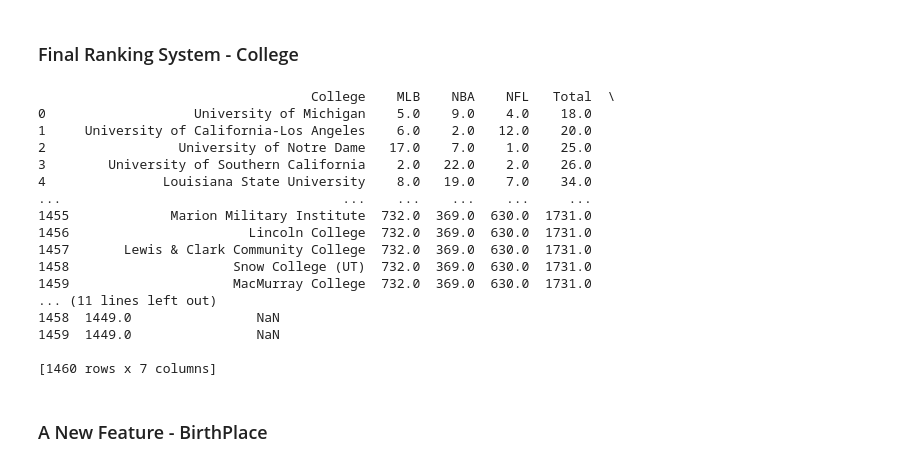
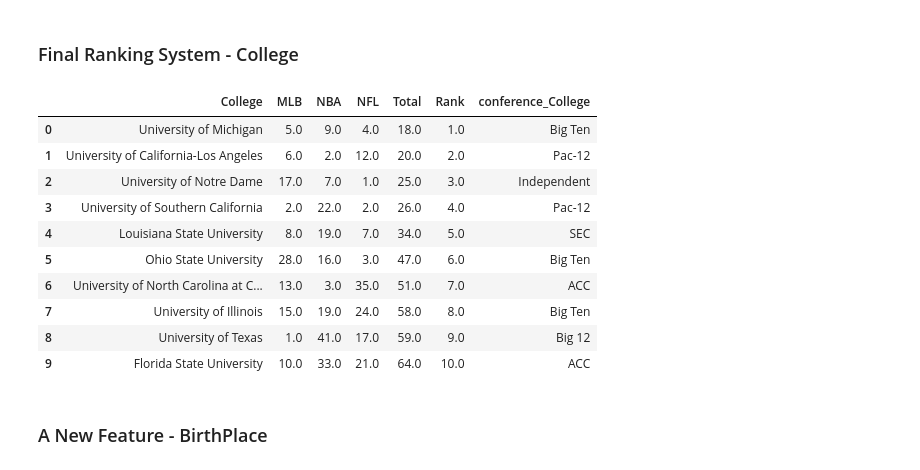
Before and after one commit to bradymonks/NWMSU-Capstone-Project, a Jupyter notebook: NewScore.ipynb, the cells around one changed output. Drawn from its saved outputs; the diff is of its cells as text; code cells hidden in the pictures.

```diff
--- a/NewScore.ipynb
+++ b/NewScore.ipynb
@@ -136,51 +136,45 @@ College_pivot_df['Total'] = College_pivot_df.sum(axis=1)
 College_pivot_df['NAN'] = College_pivot_df.isnull().sum(axis=1)
 
 # Fill NaN values with the average rank
 total_nans = College_pivot_df['NAN'].sum()
 total_colleges = College_pivot_df.shape[0]
 average_rank = College_pivot_df['Total'].sum() / (3 * total_colleges - total_nans)
 College_pivot_df = College_pivot_df.fillna(average_rank)
 
 # Drop Re-enter totals
 College_pivot_df = College_pivot_df.drop(columns = ['Total','NAN'])
 College_pivot_df['Total'] = College_pivot_df.sum(axis=1)
 
 # Add a new column with rankings based on the Total column
 College_pivot_df = College_pivot_df.sort_values(by='Total')
 College_pivot_df['Rank'] = College_pivot_df['Total'].rank(method='min')
 
 # Read in the conference data from the original DataFrame
 conference_df = df[['College', 'conference_College']].drop_duplicates()
 
 # Join the conference data to the college_df DataFrame
 Final_college = pd.merge(College_pivot_df, conference_df, on='College')
 
 # Round all the values in the table to two decimal places
 Final_college = Final_college.round(0)
 
 # Save DataFrame to CSV
 Final_college.to_csv("FinalCollegeRankings.csv", index=True)
 
 # Print the final DataFrame
-print(Final_college)
+Final_college.head(10)
 # %% [output]
-                                   College    MLB    NBA    NFL   Total  \
-0                   University of Michigan    5.0    9.0    4.0    18.0
-1     University of California-Los Angeles    6.0    2.0   12.0    20.0
-2                 University of Notre Dame   17.0    7.0    1.0    25.0
-3        University of Southern California    2.0   22.0    2.0    26.0
-4               Louisiana State University    8.0   19.0    7.0    34.0
-...                                    ...    ...    ...    ...     ...
-1455             Marion Military Institute  732.0  369.0  630.0  1731.0
-1456                       Lincoln College  732.0  369.0  630.0  1731.0
-1457       Lewis & Clark Community College  732.0  369.0  630.0  1731.0
-1458                     Snow College (UT)  732.0  369.0  630.0  1731.0
-1459                     MacMurray College  732.0  369.0  630.0  1731.0
-... (11 lines left out)
-1458  1449.0                NaN
-1459  1449.0                NaN
-
-[1460 rows x 7 columns]
+|  | College | MLB | NBA | NFL | Total | Rank | conference_College |
+| 0 | University of Michigan | 5.0 | 9.0 | 4.0 | 18.0 | 1.0 | Big Ten |
+| 1 | University of California-Los Angeles | 6.0 | 2.0 | 12.0 | 20.0 | 2.0 | Pac-12 |
+| 2 | University of Notre Dame | 17.0 | 7.0 | 1.0 | 25.0 | 3.0 | Independent |
+| 3 | University of Southern California | 2.0 | 22.0 | 2.0 | 26.0 | 4.0 | Pac-12 |
+| 4 | Louisiana State University | 8.0 | 19.0 | 7.0 | 34.0 | 5.0 | SEC |
+| 5 | Ohio State University | 28.0 | 16.0 | 3.0 | 47.0 | 6.0 | Big Ten |
+| 6 | University of North Carolina at C... | 13.0 | 3.0 | 35.0 | 51.0 | 7.0 | ACC |
+| 7 | University of Illinois | 15.0 | 19.0 | 24.0 | 58.0 | 8.0 | Big Ten |
+| 8 | University of Texas | 1.0 | 41.0 | 17.0 | 59.0 | 9.0 | Big 12 |
+| 9 | Florida State University | 10.0 | 33.0 | 21.0 | 64.0 | 10.0 | ACC |
 # %% [markdown]
 ### A New Feature - BirthPlace
 # %%
```
Also changed, not shown: 3 other files.
